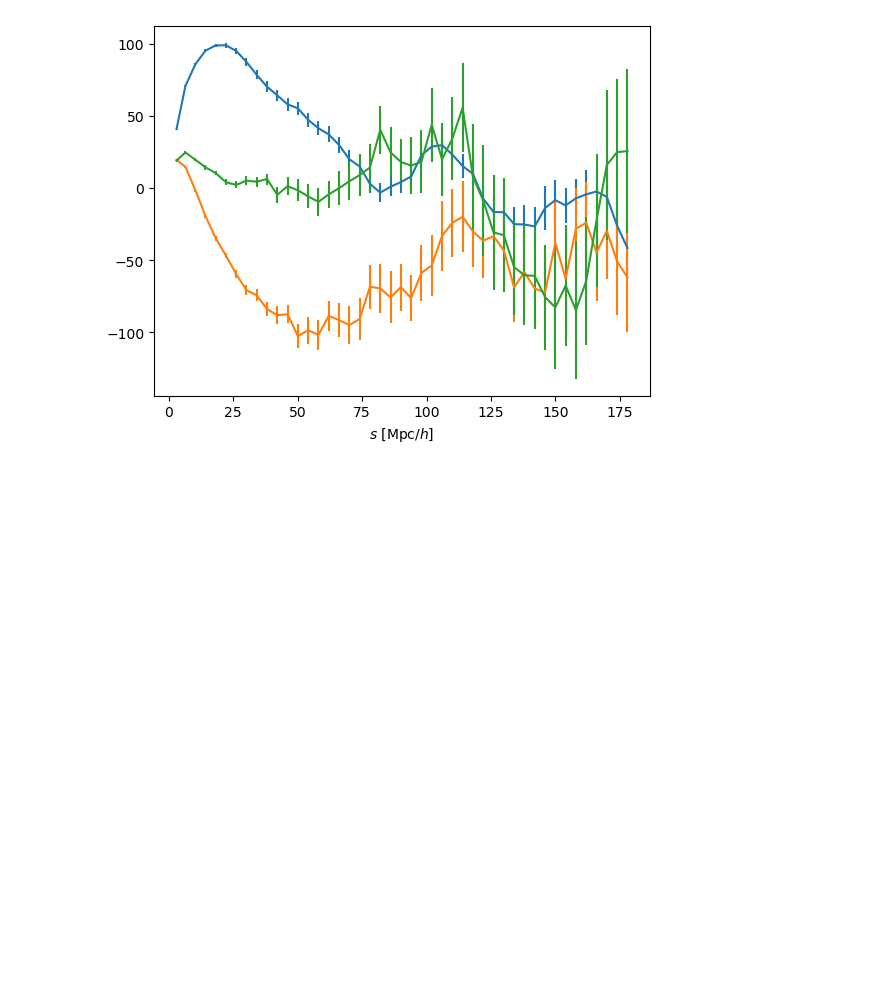
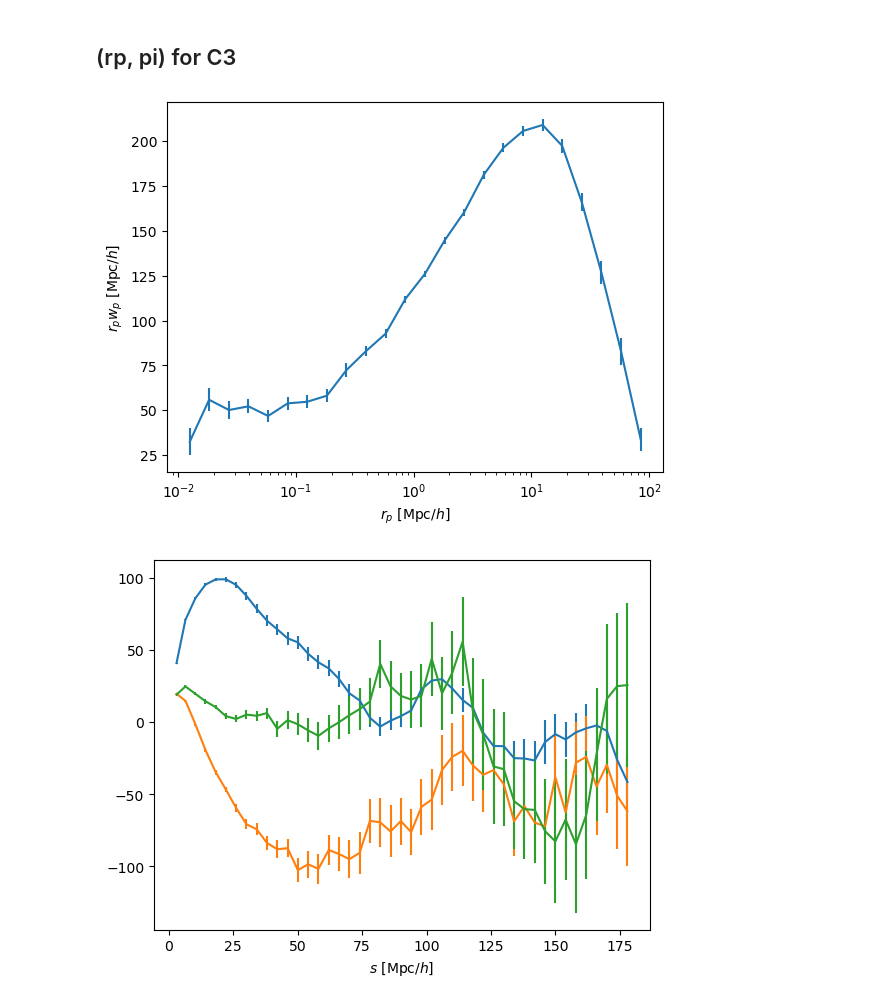
Before and after one commit to AlbertoRosado1/cai-dr2-clustering-products, a Jupyter notebook: clustering_statistics/nb/check_jackknife.ipynb, the cells around one changed output. Saved outputs shown, nothing was run; the diff lists cells and outputs as text; code cells hidden in the pictures; blank space fills up the shorter version.

```diff
--- a/clustering_statistics/nb/check_jackknife.ipynb
+++ b/clustering_statistics/nb/check_jackknife.ipynb
@@ -12 +10,30 @@ stats_dir = Path(f'/global/cfs/cdirs/desi/mocks/cai/LSS/DA2/mocks/desipipe')
+# %% [markdown]
+## (rp, pi) for C3
+# %%
+stats_dir = Path('/pscratch/sd/a/adematti/correlation_data_c3')
+
+fn = tools.get_stats_fn(stats_dir=stats_dir, kind='particle2_correlation', version='data-dr1-v1.5',
+                        region='GCcomb', weight='default-FKP', tracer='LRG', zrange=(0.4, 0.6),
+                        jackknife={'nsplits': 60}, battrs={'rp': None, 'pi': None})
+correlation = types.read(fn)
+correlation.coords()  # dict of coords, for rp, pi
+correlation.edges()   # dict of edges, for rp, pi
+correlation.value()   # 2D array, for rp, pi
+correlation.cov();     # covariance of flattened correlation
+# %%
+# Project to wp
+correlation2 = correlation.select(pi=(-40., 40.))
+# Rebin by a factor 2
+correlation2 = correlation2.select(rp=slice(0, None, 2))
+wp, cov = correlation2.project(kw_covariance={})
+
+fig, ax = plt.subplots()
+std = cov.std()
+ax.errorbar(rp:=wp.coords('rp'), rp * wp, rp * std)
+ax.set_xscale('log')
+ax.set_xlabel(r'$r_p$ [$\mathrm{Mpc}/h$]')
+ax.set_ylabel(r'$r_p w_p$ [$\mathrm{Mpc}/h$]')
+plt.show()
+# %% [output]
+[figure, added]
 # %%
```
Also changed, not shown: parts of 2 cells of this notebook, 10 other files.
